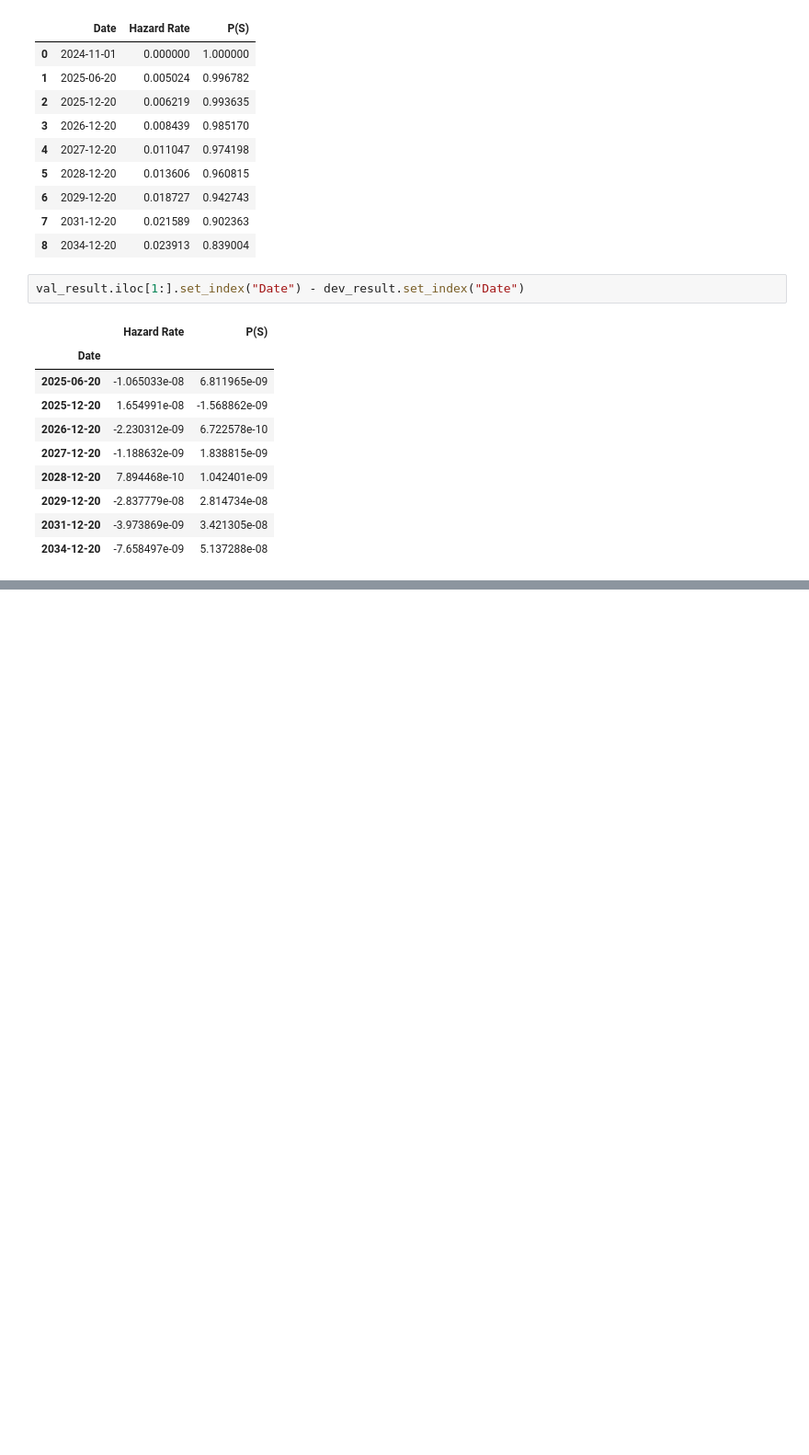
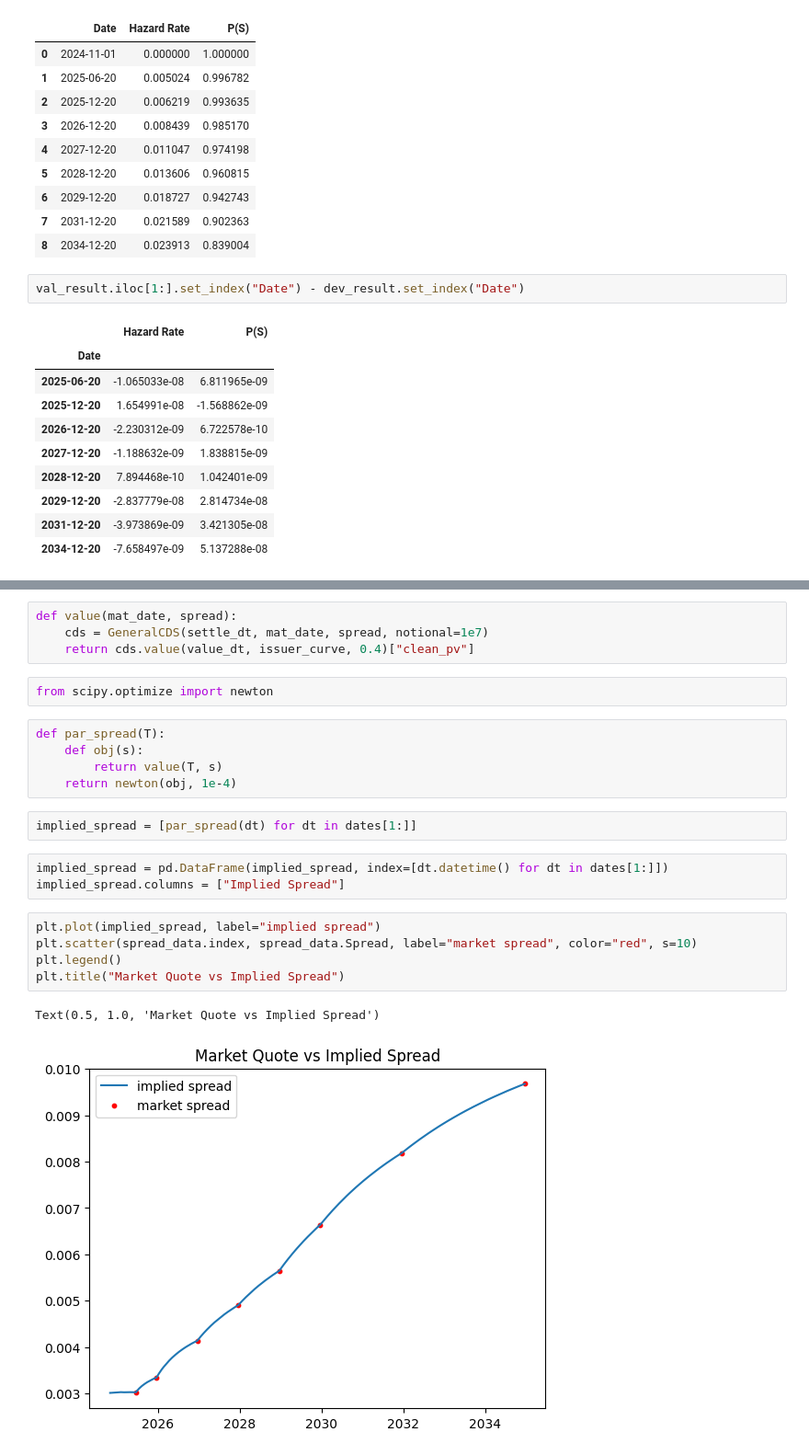
Before and after one commit to Mxyzptlk-Z/NEMESIS, a Jupyter notebook: unit_test/CDS curve.ipynb, the cells around one changed output, grey strips where cells are left out. Shown: that part at 92% size. Drawn from its saved outputs; the diff is of its cells as text; blank space fills up the shorter version.

```diff
--- a/unit_test/CDS curve.ipynb
+++ b/unit_test/CDS curve.ipynb
@@ -103,0 +124,24 @@ val_result.iloc[1:].set_index("Date") - dev_result.set_index("Date")
+# %%
+def value(mat_date, spread):
+    cds = GeneralCDS(settle_dt, mat_date, spread, notional=1e7)
+    return cds.value(value_dt, issuer_curve, 0.4)["clean_pv"]
+# %%
+from scipy.optimize import newton
+# %%
+def par_spread(T):
+    def obj(s):
+        return value(T, s)
+    return newton(obj, 1e-4)
+# %%
+implied_spread = [par_spread(dt) for dt in dates[1:]]
+# %%
+implied_spread = pd.DataFrame(implied_spread, index=[dt.datetime() for dt in dates[1:]])
+implied_spread.columns = ["Implied Spread"]
+# %%
+plt.plot(implied_spread, label="implied spread")
+plt.scatter(spread_data.index, spread_data.Spread, label="market spread", color="red", s=10)
+plt.legend()
+plt.title("Market Quote vs Implied Spread")
+# %% [output]
+Text(0.5, 1.0, 'Market Quote vs Implied Spread')
+[figure, added]
```
Also changed, not shown: parts of 1 cell of this notebook, 2 other files.
